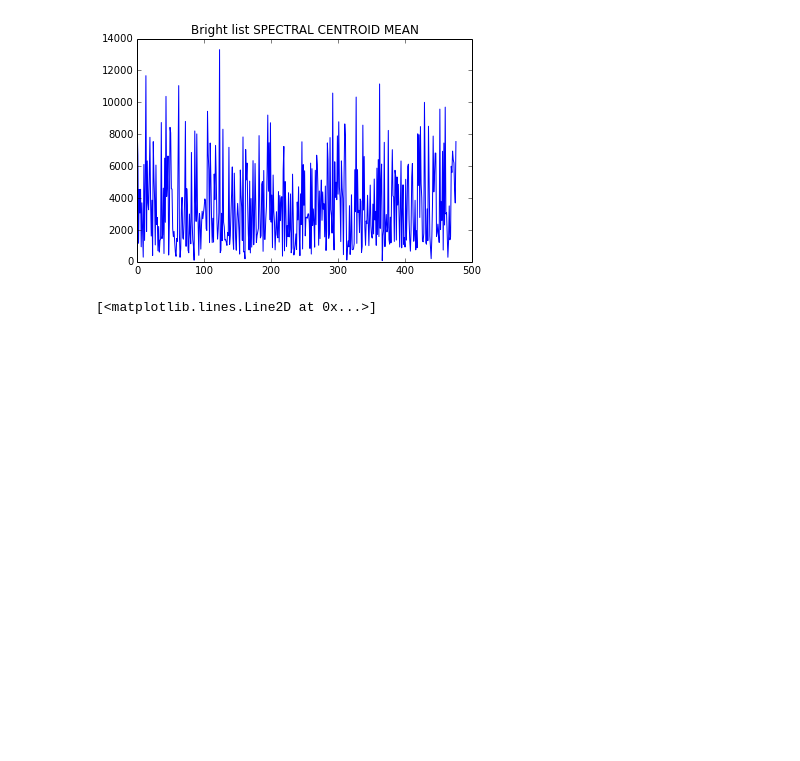
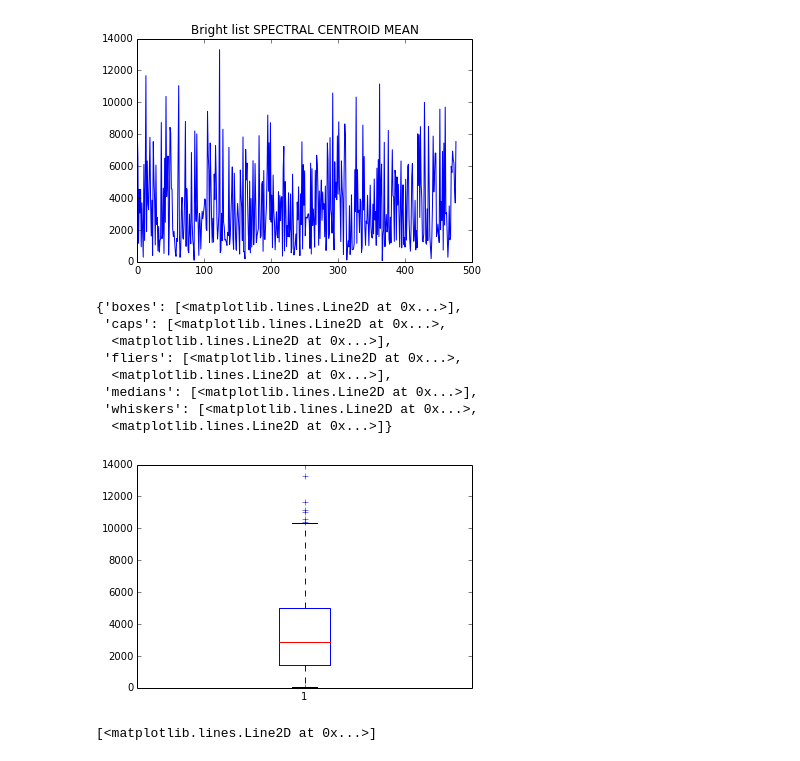
Before and after one commit to pedrogogo/SMC_Th, a Jupyter notebook: json_read_computing_essentia_descriptors.ipynb, the cells around one changed output. Saved outputs shown, nothing was run; the diff lists cells and outputs as text; code cells hidden in the pictures; blank space fills up the shorter version.

Commit message:
adding box plots

```diff
--- a/json_read_computing_essentia_descriptors.ipynb
+++ b/json_read_computing_essentia_descriptors.ipynb
@@ -142,6 +142,18 @@ plt.plot(sc_bright_mean)
 # %% [output]
 [<matplotlib.lines.Line2D at 0x...>]
 [figure]
+# %%
+plt.boxplot(sc_bright_mean)
+# %% [output]
+{'boxes': [<matplotlib.lines.Line2D at 0x...>],
+ 'caps': [<matplotlib.lines.Line2D at 0x...>,
+  <matplotlib.lines.Line2D at 0x...>],
+ 'fliers': [<matplotlib.lines.Line2D at 0x...>,
+  <matplotlib.lines.Line2D at 0x...>],
+ 'medians': [<matplotlib.lines.Line2D at 0x...>],
+ 'whiskers': [<matplotlib.lines.Line2D at 0x...>,
+  <matplotlib.lines.Line2D at 0x...>]}
+[figure, added]
 # %%
 plt.title ('Bright list SPECTRAL FLUX MEAN')
 plt.plot(sflux_bright_mean)
```
Also changed, not shown: parts of 6 cells of this notebook.
